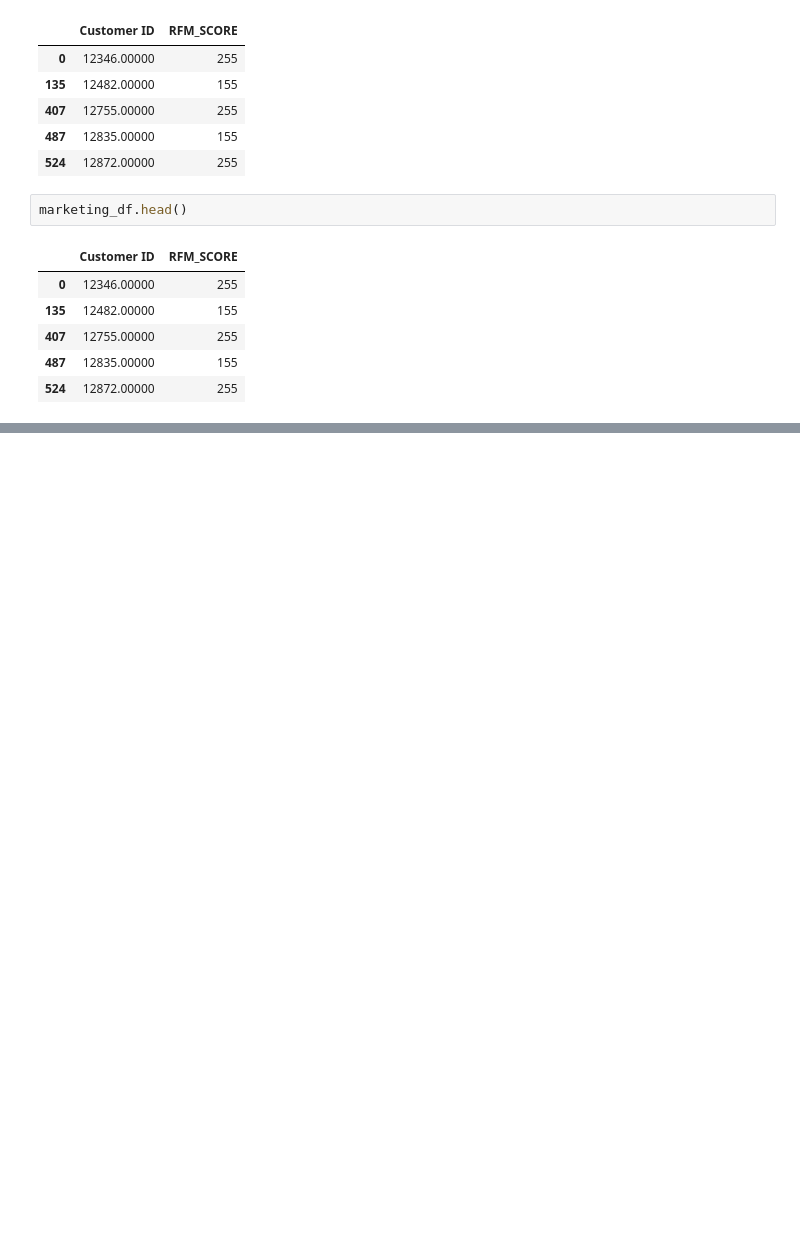
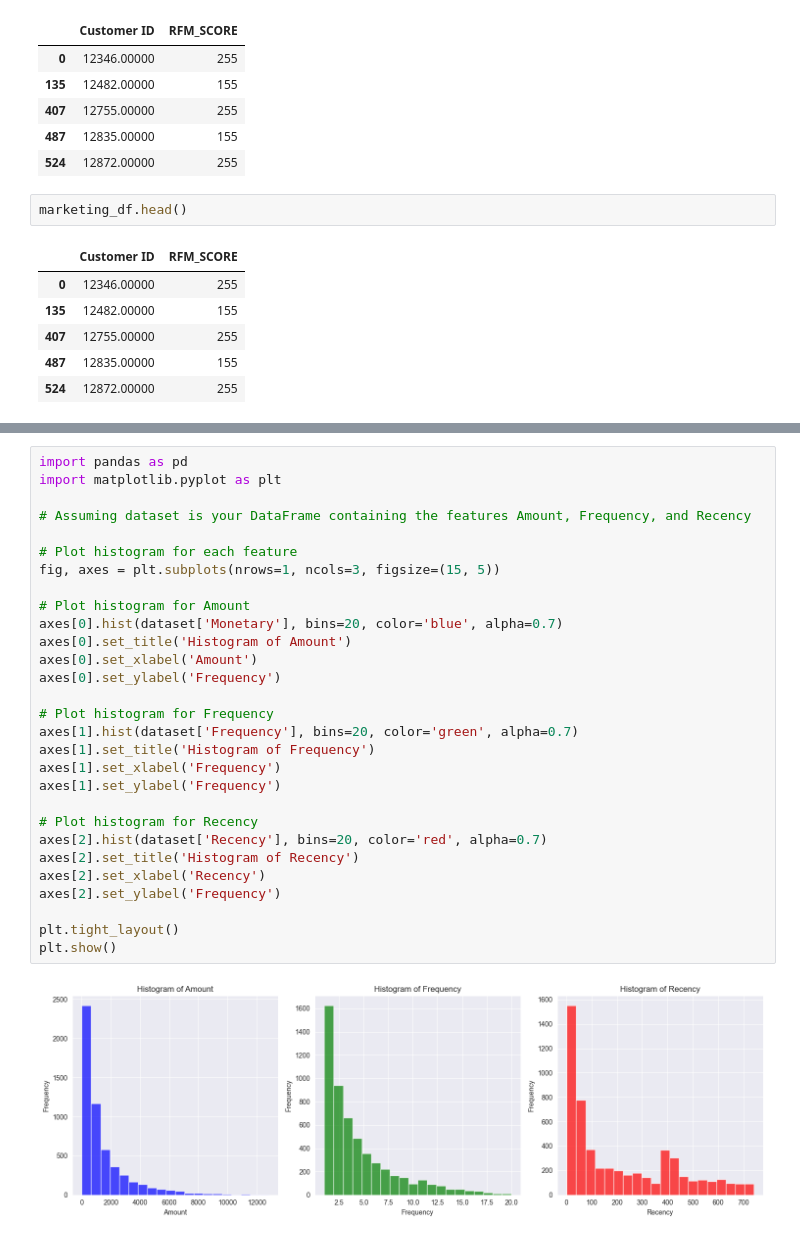
Before and after one commit to jonamadk/Customer-RFM-Analysis, a Jupyter notebook: analysis.ipynb, the cells around one changed output, grey strips where cells are left out. Saved outputs shown, nothing was run; the diff lists cells and outputs as text; blank space fills up the shorter version.

```diff
--- a/analysis.ipynb
+++ b/analysis.ipynb
@@ -721,0 +654,31 @@ plt.show()
+# %%
+import pandas as pd
+import matplotlib.pyplot as plt
+
+# Assuming dataset is your DataFrame containing the features Amount, Frequency, and Recency
+
+# Plot histogram for each feature
+fig, axes = plt.subplots(nrows=1, ncols=3, figsize=(15, 5))
+
+# Plot histogram for Amount
+axes[0].hist(dataset['Monetary'], bins=20, color='blue', alpha=0.7)
+axes[0].set_title('Histogram of Amount')
+axes[0].set_xlabel('Amount')
+axes[0].set_ylabel('Frequency')
+
+# Plot histogram for Frequency
+axes[1].hist(dataset['Frequency'], bins=20, color='green', alpha=0.7)
+axes[1].set_title('Histogram of Frequency')
+axes[1].set_xlabel('Frequency')
+axes[1].set_ylabel('Frequency')
+
+# Plot histogram for Recency
+axes[2].hist(dataset['Recency'], bins=20, color='red', alpha=0.7)
+axes[2].set_title('Histogram of Recency')
+axes[2].set_xlabel('Recency')
+axes[2].set_ylabel('Frequency')
+
+plt.tight_layout()
+plt.show()
+# %% [output]
+[figure, added]
```
Also changed, not shown: parts of 47 cells of this notebook.
